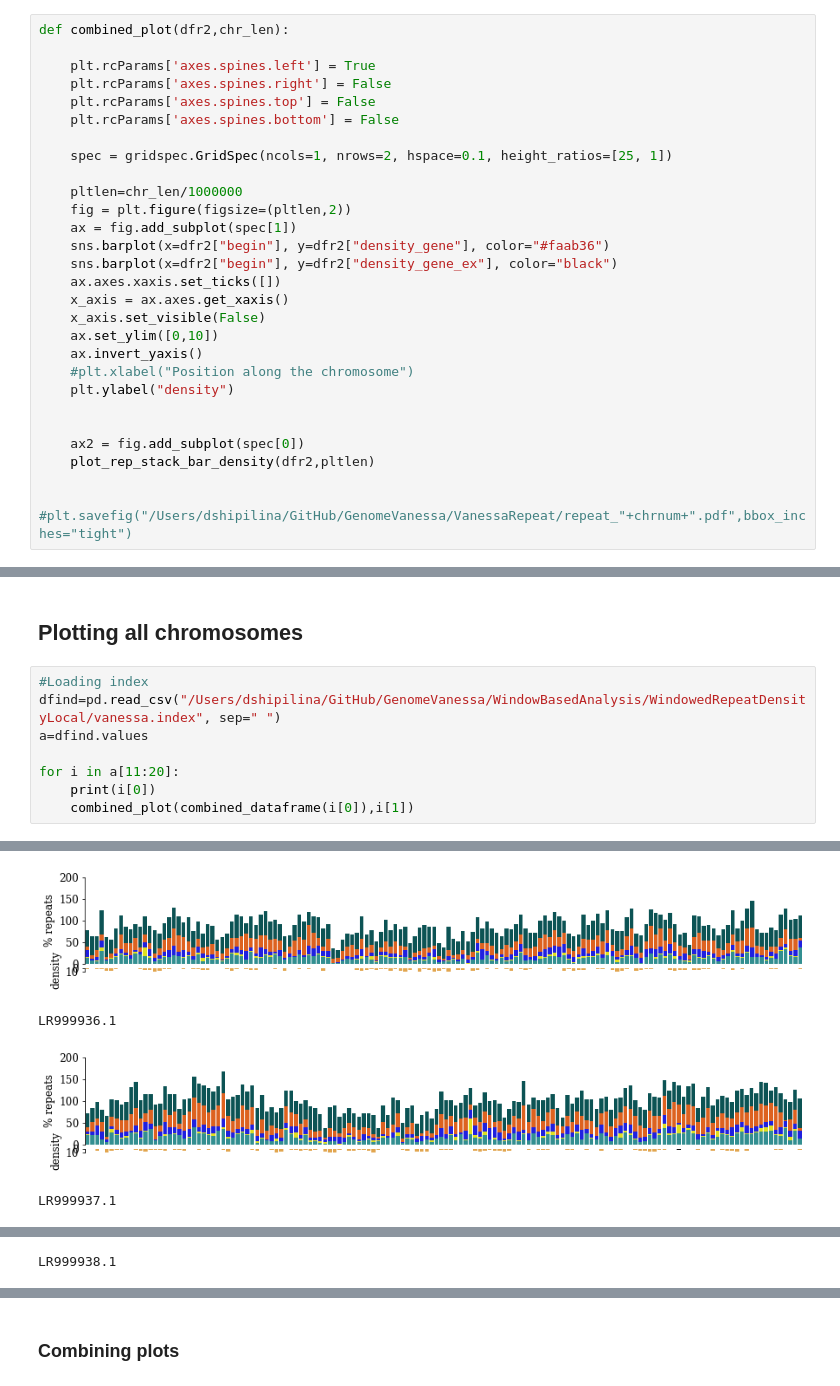
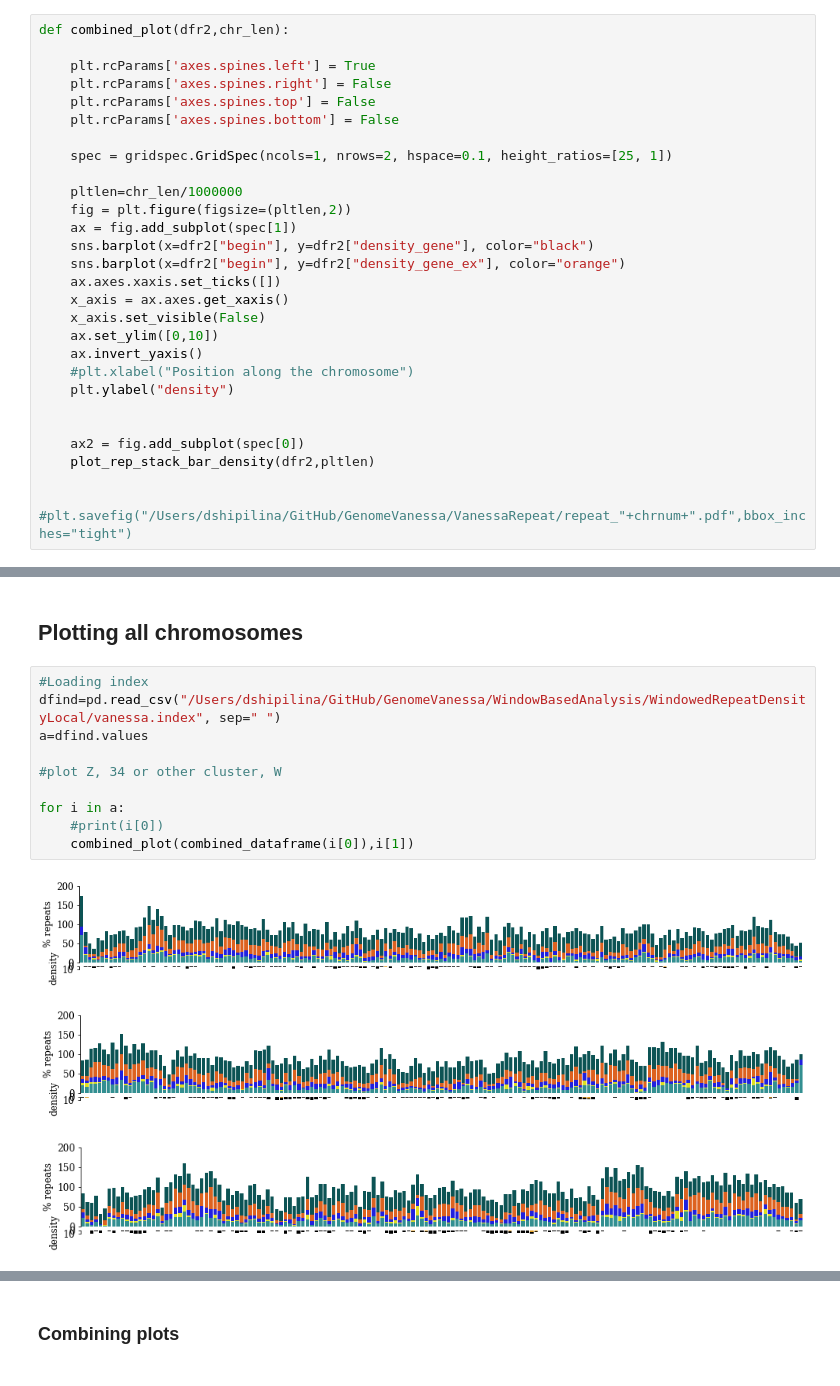
Before and after one commit to DaSh-bash/GenomeVanessa, a Jupyter notebook: Figures/VanessaGenomeFigures.ipynb, the cells around one changed output, grey strips where cells are left out. Saved outputs shown, nothing was run; the diff lists cells and outputs as text.

```diff
--- a/Figures/VanessaGenomeFigures.ipynb
+++ b/Figures/VanessaGenomeFigures.ipynb
@@ -1084,8 +1084,8 @@ def combined_plot(dfr2,chr_len):
     pltlen=chr_len/1000000
     fig = plt.figure(figsize=(pltlen,2))
     ax = fig.add_subplot(spec[1])
-    sns.barplot(x=dfr2["begin"], y=dfr2["density_gene"], color="#faab36")
-    sns.barplot(x=dfr2["begin"], y=dfr2["density_gene_ex"], color="black")
+    sns.barplot(x=dfr2["begin"], y=dfr2["density_gene"], color="black")
+    sns.barplot(x=dfr2["begin"], y=dfr2["density_gene_ex"], color="orange")
     ax.axes.xaxis.set_ticks([])
     x_axis = ax.axes.get_xaxis()
     x_axis.set_visible(False)
@@ -1176,9 +1176,14 @@ combined_dataframe("LR999925.1")
 # %%
 #Loading index
 dfind=pd.read_csv("/Users/dshipilina/GitHub/GenomeVanessa/WindowBasedAnalysis/WindowedRepeatDensityLocal/vanessa.index", sep=" ")
 a=dfind.values
 
-for i in a[11:20]:
-    print(i[0])
+#plot Z, 34 or other cluster, W
+
+for i in a:
+    #print(i[0])
     combined_plot(combined_dataframe(i[0]),i[1])
 # %% [output]
+[figure, new version]
+[figure, new version]
+[figure, new version]
@@ -1186,4 +1199,0 @@ LR999935.1
-[figure, old version]
-LR999936.1
-[figure, old version]
-LR999937.1
@@ -1191 +1199,0 @@ LR999937.1
-LR999938.1
```
Also changed, not shown: parts of 1 cell of this notebook.
